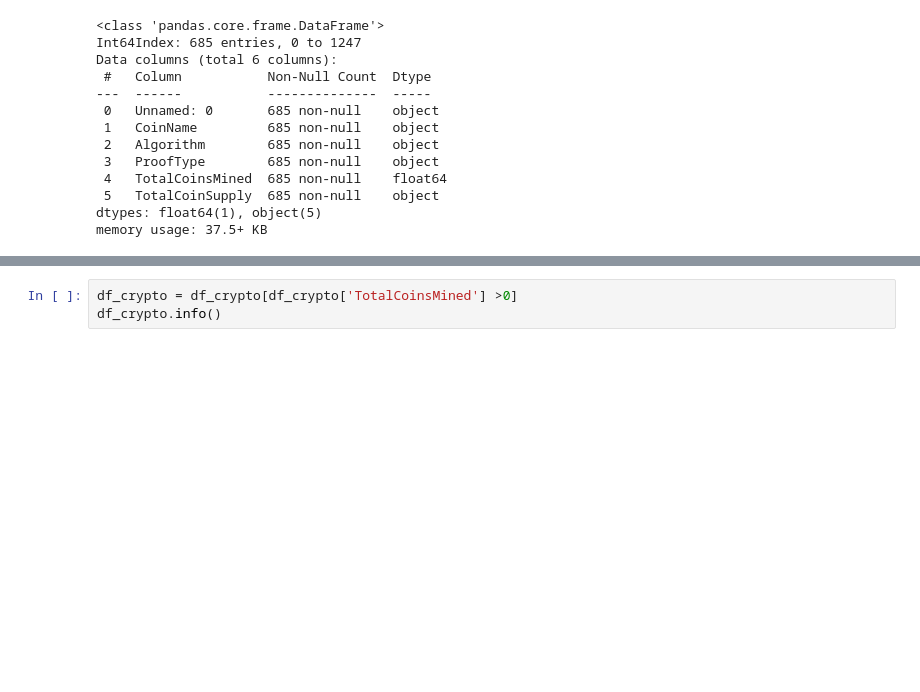
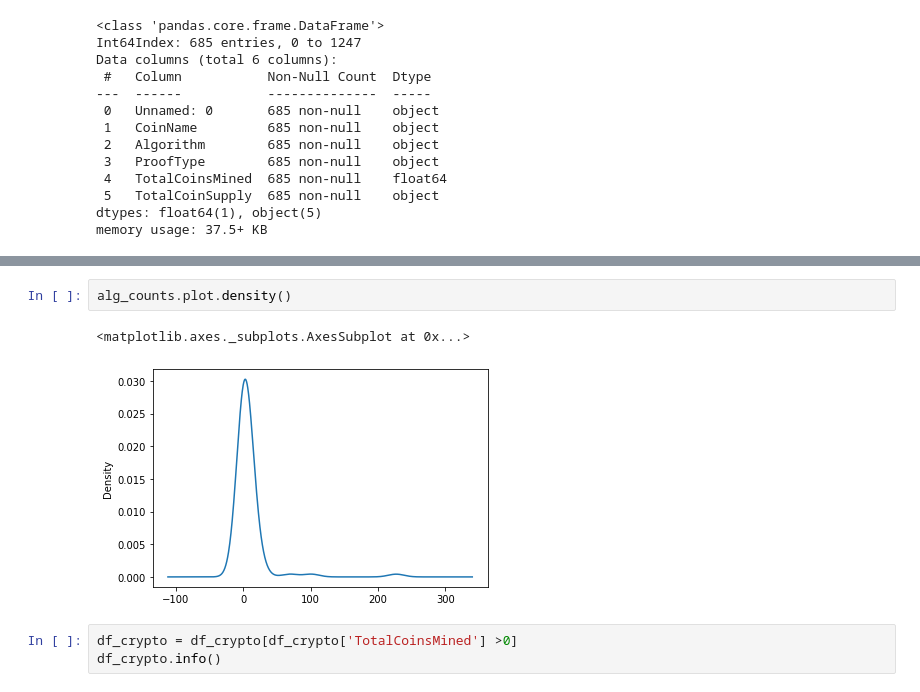
Before and after one commit to misterrustia/-Cryptocurrencies-, a Jupyter notebook: Challenge_18.ipynb, the cells around one changed output, grey strips where cells are left out. Drawn from its saved outputs; the diff is of its cells as text; blank space fills up the shorter version.

```diff
--- a/Challenge_18.ipynb
+++ b/Challenge_18.ipynb
@@ -119,3 +126,8 @@ memory usage: 37.5+ KB
+# %%
+alg_counts.plot.density()
+# %% [output]
+<matplotlib.axes._subplots.AxesSubplot at 0x...>
+[figure, added]
 # %%
 df_crypto = df_crypto[df_crypto['TotalCoinsMined'] >0]
 df_crypto.info()
```
Also changed, not shown: parts of 2 cells of this notebook, 4 other files.
